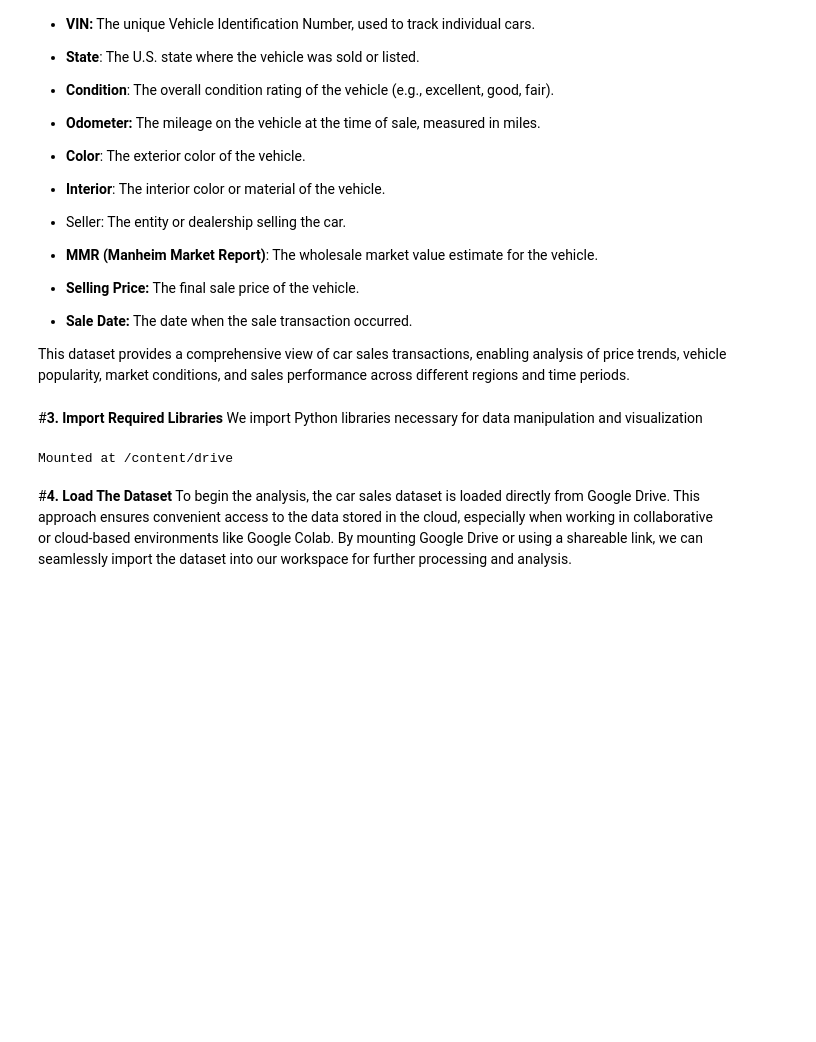
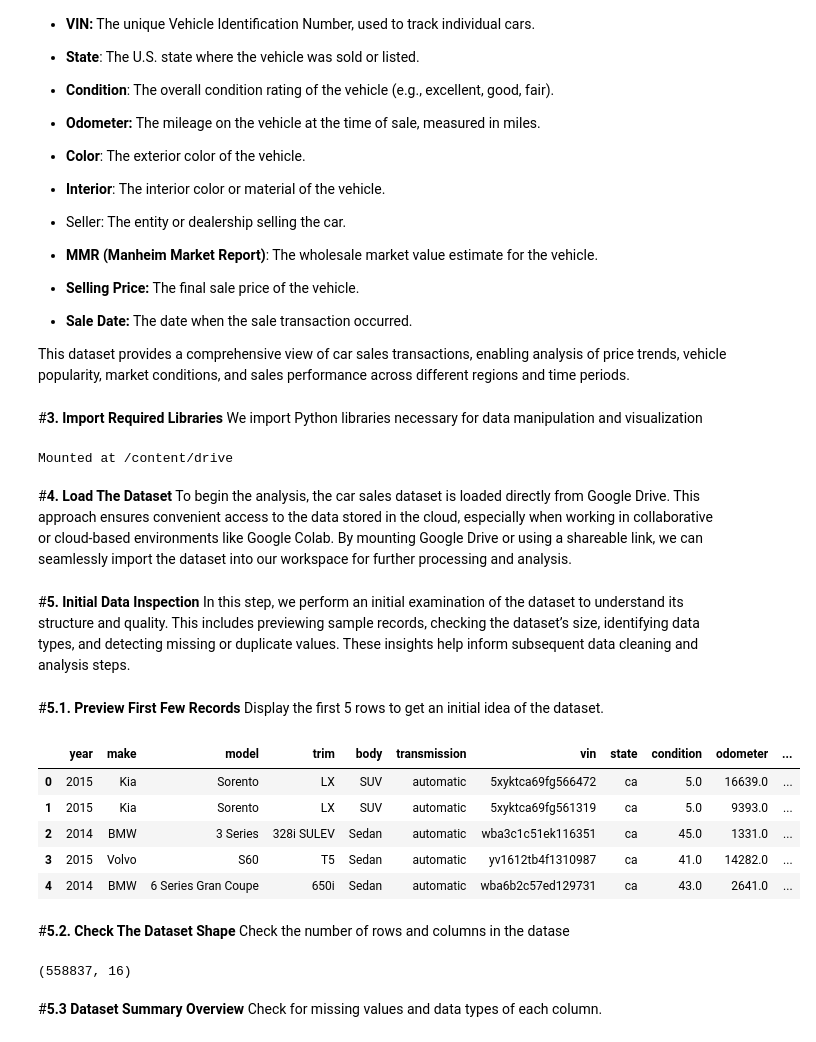
Before and after one commit to Sagarjain93/car_prices, a Jupyter notebook: car_prices.ipynb, the cells around one changed output. Cells and saved outputs as stored; diff of their text form; code cells hidden in the pictures; blank space fills up the shorter version.

```diff
--- a/car_prices.ipynb
+++ b/car_prices.ipynb
@@ -102,3 +102,28 @@ Mounted at /content/drive
 To begin the analysis, the car sales dataset is loaded directly from Google Drive. This approach ensures convenient access to the data stored in the cloud, especially when working in collaborative or cloud-based environments like Google Colab. By mounting Google Drive or using a shareable link, we can seamlessly import the dataset into our workspace for further processing and analysis.
 # %%
 df = pd.read_csv('/content/drive/MyDrive/Colab Notebooks/dataset/6_Sales/car/car_prices.csv')
+# %% [markdown]
+#**5. Initial Data Inspection**
+In this step, we perform an initial examination of the dataset to understand its structure and quality. This includes previewing sample records, checking the dataset’s size, identifying data types, and detecting missing or duplicate values. These insights help inform subsequent data cleaning and analysis steps.
+# %% [markdown]
+#**5.1. Preview First Few Records**
+Display the first 5 rows to get an initial idea of the dataset.
+# %%
+df.head()
+# %% [output]
+|  | year | make | model | trim | body | transmission | vin | state | condition | odometer | ... |
+| 0 | 2015 | Kia | Sorento | LX | SUV | automatic | 5xyktca69fg566472 | ca | 5.0 | 16639.0 | ... |
+| 1 | 2015 | Kia | Sorento | LX | SUV | automatic | 5xyktca69fg561319 | ca | 5.0 | 9393.0 | ... |
+| 2 | 2014 | BMW | 3 Series | 328i SULEV | Sedan | automatic | wba3c1c51ek116351 | ca | 45.0 | 1331.0 | ... |
+| 3 | 2015 | Volvo | S60 | T5 | Sedan | automatic | yv1612tb4f1310987 | ca | 41.0 | 14282.0 | ... |
+| 4 | 2014 | BMW | 6 Series Gran Coupe | 650i | Sedan | automatic | wba6b2c57ed129731 | ca | 43.0 | 2641.0 | ... |
+# %% [markdown]
+#**5.2. Check The Dataset Shape**
+Check the number of rows and columns in the datase
+# %%
+df.shape
+# %% [output]
+(558837, 16)
+# %% [markdown]
+#**5.3 Dataset Summary Overview**
+Check for missing values and data types of each column.
```
Also changed, not shown: parts of 27 cells of this notebook.
